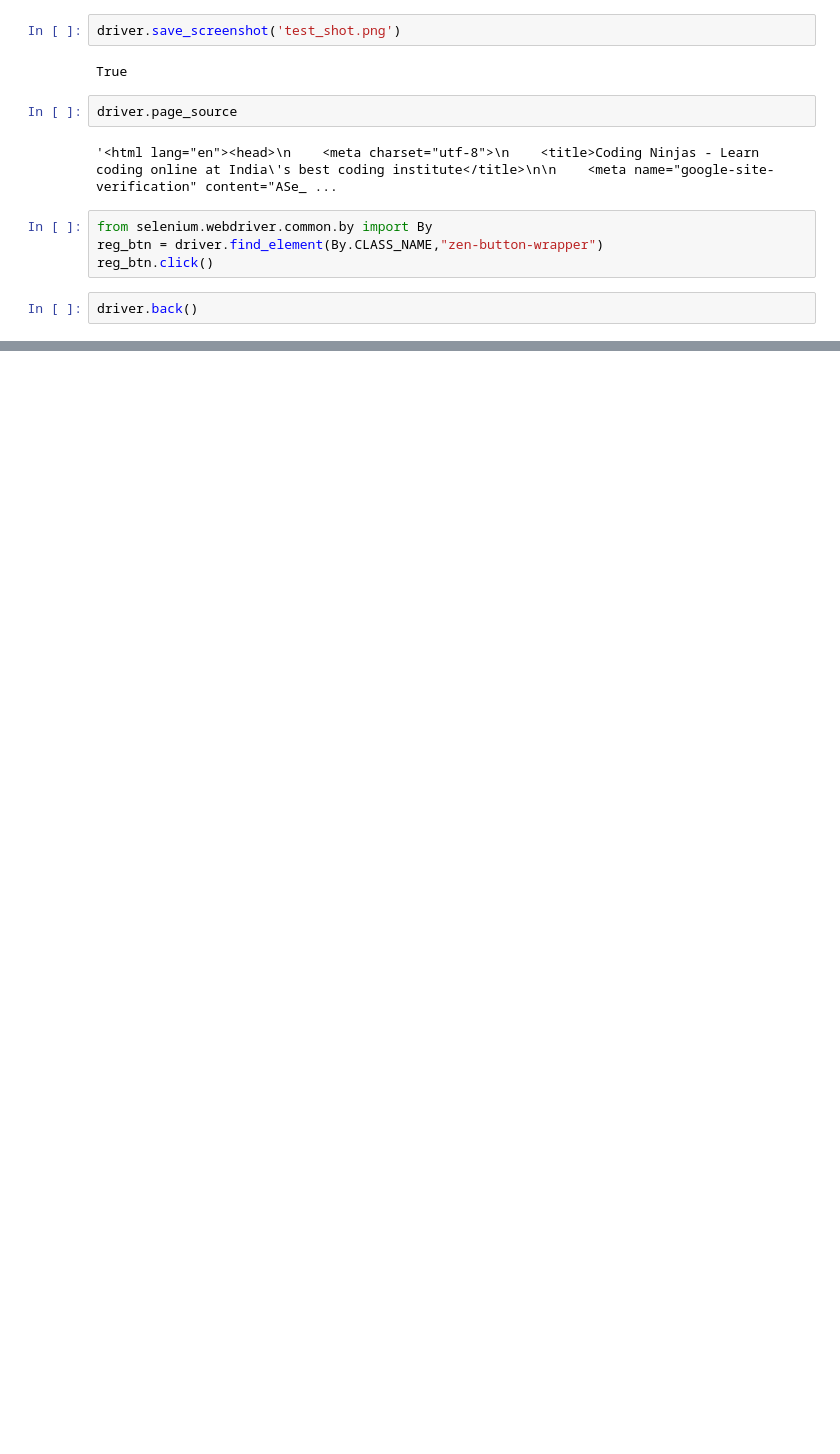
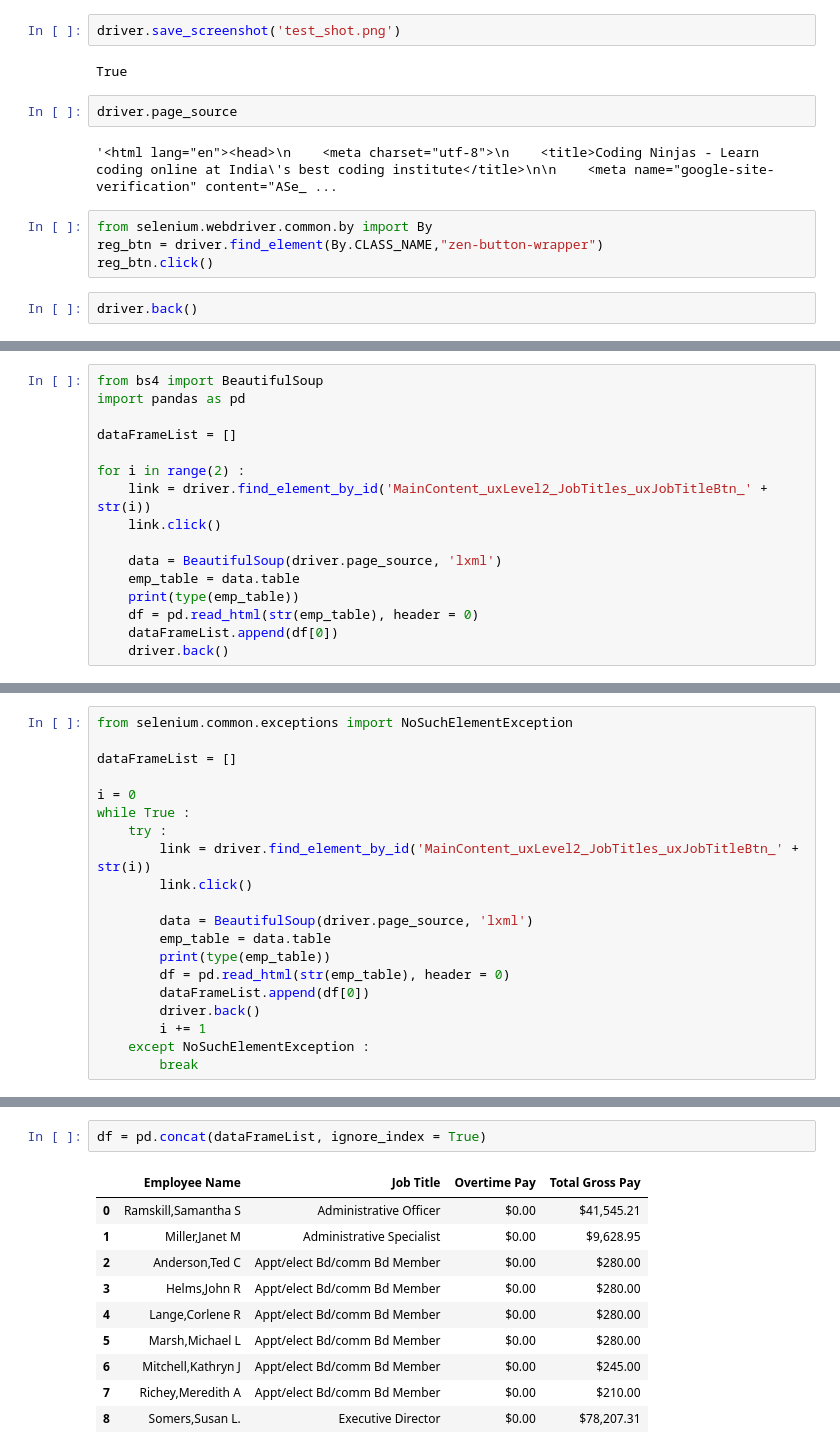
Before and after one commit to ddhuu/Data-Science, a Jupyter notebook: 06. Web Scraping - Selenium/Notes.ipynb, the cells around one changed output, grey strips where cells are left out. Drawn from its saved outputs; the diff is of its cells as text; blank space fills up the shorter version.

Commit message:
Working with Selenium

```diff
--- a/06. Web Scraping - Selenium/Notes.ipynb
+++ b/06. Web Scraping - Selenium/Notes.ipynb
@@ -32,0 +42,16 @@ driver.back()
+# %%
+from bs4 import BeautifulSoup
+import pandas as pd
+
+dataFrameList = []
+
+for i in range(2) :
+    link = driver.find_element_by_id('MainContent_uxLevel2_JobTitles_uxJobTitleBtn_' + str(i))
+    link.click()
+
+    data = BeautifulSoup(driver.page_source, 'lxml')
+    emp_table = data.table
+    print(type(emp_table))
+    df = pd.read_html(str(emp_table), header = 0)
+    dataFrameList.append(df[0])
+    driver.back()
@@ -32,0 +80,20 @@ driver.back()
+# %%
+from selenium.common.exceptions import NoSuchElementException
+
+dataFrameList = []
+
+i = 0
+while True :
+    try :
+        link = driver.find_element_by_id('MainContent_uxLevel2_JobTitles_uxJobTitleBtn_' + str(i))
+        link.click()
+
+        data = BeautifulSoup(driver.page_source, 'lxml')
+        emp_table = data.table
+        print(type(emp_table))
+        df = pd.read_html(str(emp_table), header = 0)
+        dataFrameList.append(df[0])
+        driver.back()
+        i += 1
+    except NoSuchElementException :
+        break
@@ -32,0 +125,13 @@ driver.back()
+# %%
+df = pd.concat(dataFrameList, ignore_index = True)
+# %% [output]
+|  | Employee Name | Job Title | Overtime Pay | Total Gross Pay |
+| 0 | Ramskill,Samantha S | Administrative Officer | $0.00 | $41,545.21 |
+| 1 | Miller,Janet M | Administrative Specialist | $0.00 | $9,628.95 |
+| 2 | Anderson,Ted C | Appt/elect Bd/comm Bd Member | $0.00 | $280.00 |
+| 3 | Helms,John R | Appt/elect Bd/comm Bd Member | $0.00 | $280.00 |
+| 4 | Lange,Corlene R | Appt/elect Bd/comm Bd Member | $0.00 | $280.00 |
+| 5 | Marsh,Michael L | Appt/elect Bd/comm Bd Member | $0.00 | $280.00 |
+| 6 | Mitchell,Kathryn J | Appt/elect Bd/comm Bd Member | $0.00 | $245.00 |
+| 7 | Richey,Meredith A | Appt/elect Bd/comm Bd Member | $0.00 | $210.00 |
+| 8 | Somers,Susan L. | Executive Director | $0.00 | $78,207.31 |
```
Also changed, not shown: parts of 45 cells of this notebook, 1 other file.
